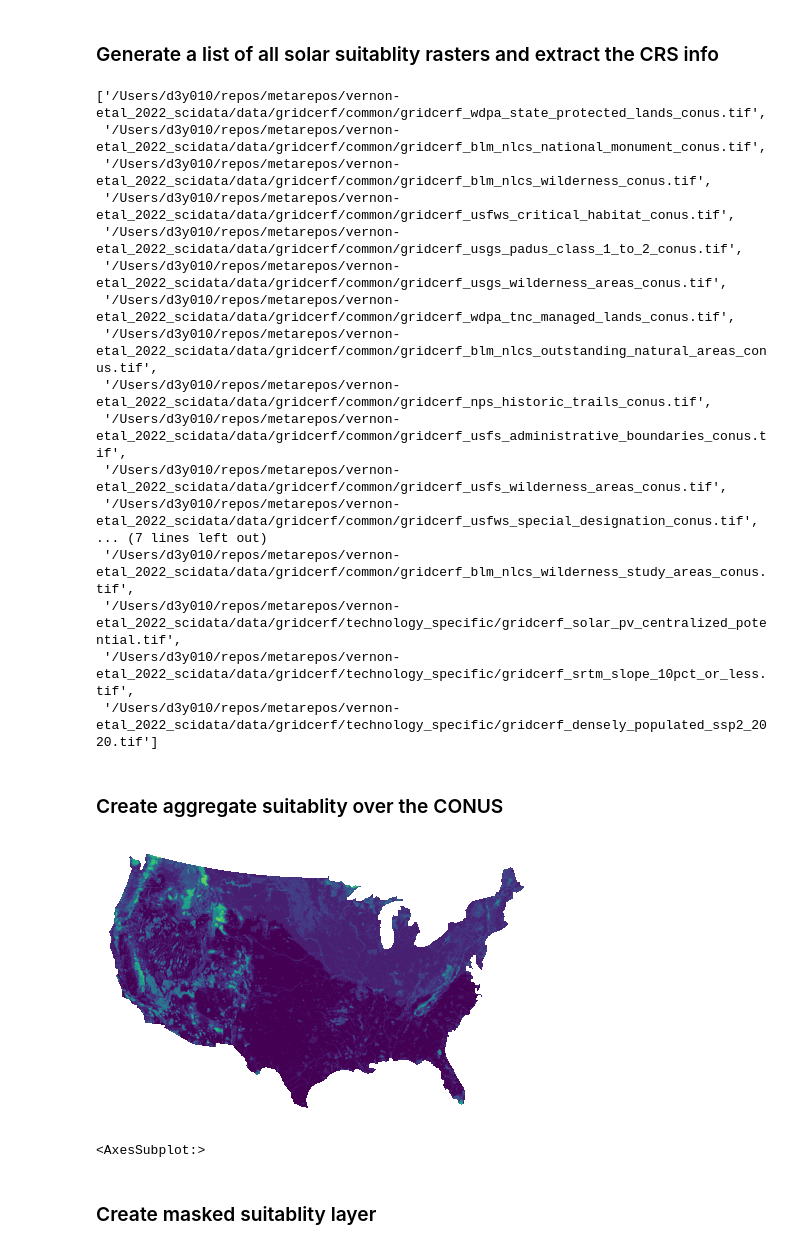
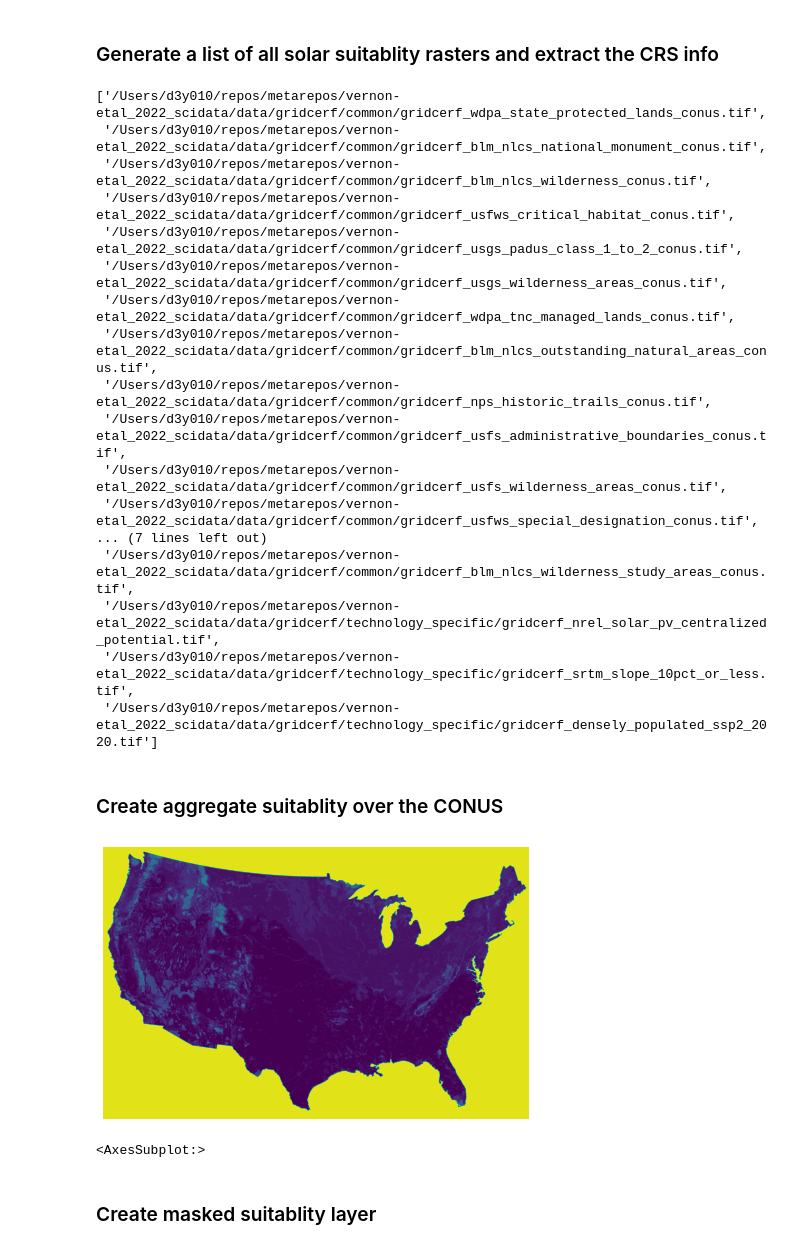
Before and after one commit to IMMM-SFA/vernon-etal_2023_scidata, a Jupyter notebook: notebooks/validation-solar.ipynb, the cells around one changed output. Cells and saved outputs as stored; diff of their text form; code cells hidden in the pictures.

```diff
--- a/notebooks/validation-solar.ipynb
+++ b/notebooks/validation-solar.ipynb
@@ -109,6 +109,9 @@ data_dir = os.path.join(root_dir, "data")
 # GRIDCERF data directory from downloaded archive
 gridcerf_dir = os.path.join(data_dir, "gridcerf")
 
+# GRIDCERF reference data directory
+reference_dir = os.path.join(gridcerf_dir, "reference")
+
 # validation directory
 validation_dir = os.path.join(gridcerf_dir, 'validation')
 
@@ -118,9 +121,12 @@ raster_dir = os.path.join(gridcerf_dir, 'common')
 # directory containing technology specific layers
 tech_dir = os.path.join(gridcerf_dir, 'technology_specific')
 
+# template land mask raster
+template_raster = os.path.join(reference_dir, "gridcerf_landmask.tif")
+
 # additional layers needed
 slope_raster = os.path.join(tech_dir, 'gridcerf_srtm_slope_10pct_or_less.tif')
-potential_raster = os.path.join(tech_dir, 'gridcerf_solar_pv_centralized_potential.tif')
+potential_raster = os.path.join(tech_dir, 'gridcerf_nrel_solar_pv_centralized_potential.tif')
 population_raster = os.path.join(tech_dir, 'gridcerf_densely_populated_ssp2_2020.tif')
 
 # EIA power plant spatialdata
@@ -132,13 +138,9 @@ eia_generator_inventory_file = os.path.join(validation_dir, 'eia', 'april_genera
 # eia 923 generation data downloaded from: https://www.eia.gov/electricity/data/eia923/archive/xls/f923_2021.zip
 eia_generation_file = os.path.join(validation_dir, "eia", "EIA923_Schedules_2_3_4_5_M_12_2021_Final_Revision.xlsx")
 
-# filtered solar by capacity factor
-# filtered_file = os.path.join(validation_dir, 'eia', 'solar_plants.csv')
-
 # administrative data
-cerf_conus_file = os.path.join(validation_dir, 'admin', 'shp', 'cerf_conus_boundary.shp')
-cerf_states_file = os.path.join(validation_dir, 'admin', 'shp', 'Promod_20121028_fips.shp')
-cerf_raster_states_file = os.path.join(validation_dir, 'admin', 'rast', 'promod_20121028_conus.img')
+cerf_conus_file = os.path.join(reference_dir, 'gridcerf_conus_boundary.shp')
+cerf_states_file = os.path.join(reference_dir, 'Promod_20121028_fips.shp')
 
 # output combined suitability layer without land mask
 cerf_suitability_file = os.path.join(validation_dir, 'temp', 'gridcerf_solar_suitability_nomask.tif')
@@ -152,7 +154,7 @@ unsuitable_power_plants_file = os.path.join(validation_dir, 'results', 'unsuitab
 # %% [markdown]
 ### Create raster mask for CONUS grid cells
 # %%
-with rasterio.open(cerf_raster_states_file) as src:
+with rasterio.open(template_raster) as src:
 
     land_mask_arr = src.read(1)
     mask_metadata = src.meta
@@ -186,7 +188,7 @@ raster_list
  '/Users/d3y010/repos/metarepos/vernon-etal_2022_scidata/data/gridcerf/common/gridcerf_usfws_special_designation_conus.tif',
 ... (7 lines left out)
  '/Users/d3y010/repos/metarepos/vernon-etal_2022_scidata/data/gridcerf/common/gridcerf_blm_nlcs_wilderness_study_areas_conus.tif',
- '/Users/d3y010/repos/metarepos/vernon-etal_2022_scidata/data/gridcerf/technology_specific/gridcerf_solar_pv_centralized_potential.tif',
+ '/Users/d3y010/repos/metarepos/vernon-etal_2022_scidata/data/gridcerf/technology_specific/gridcerf_nrel_solar_pv_centralized_potential.tif',
  '/Users/d3y010/repos/metarepos/vernon-etal_2022_scidata/data/gridcerf/technology_specific/gridcerf_srtm_slope_10pct_or_less.tif',
  '/Users/d3y010/repos/metarepos/vernon-etal_2022_scidata/data/gridcerf/technology_specific/gridcerf_densely_populated_ssp2_2020.tif']
 # %% [markdown]
@@ -194,29 +196,29 @@ raster_list
 # %%
 for idx, raster in enumerate(raster_list):
 
     with rasterio.open(raster) as src:
         metadata = src.meta
 
         if idx == 0:
             arr = src.read(1).astype(np.uint8)
 
         else:
             arr += src.read(1).astype(np.uint8)
 
 # create common combined exclusion array
 common_arr = np.where(arr == 0, 0, 1).astype(rasterio.int16)
 
 # write aggregate common suitability as a raster have 0 for suitable, 1 for unsuitable
-with rasterio.open(cerf_suitability_file, 'w', **metadata) as out:
+with rasterio.open(template_raster, 'w', **metadata) as out:
     out.write(common_arr, 1)
 
 
 # plot aggregate suitablity
 fig, ax = plt.subplots(figsize=(10, 5))
 ax.set_axis_off()
 show(arr + land_mask_arr, ax)
 # %% [output]
-[figure, old version]
+[figure, new version]
 <AxesSubplot:>
 # %% [markdown]
 ### Create masked suitablity layer
```
Also changed, not shown: parts of 7 cells of this notebook, 5 other files.
